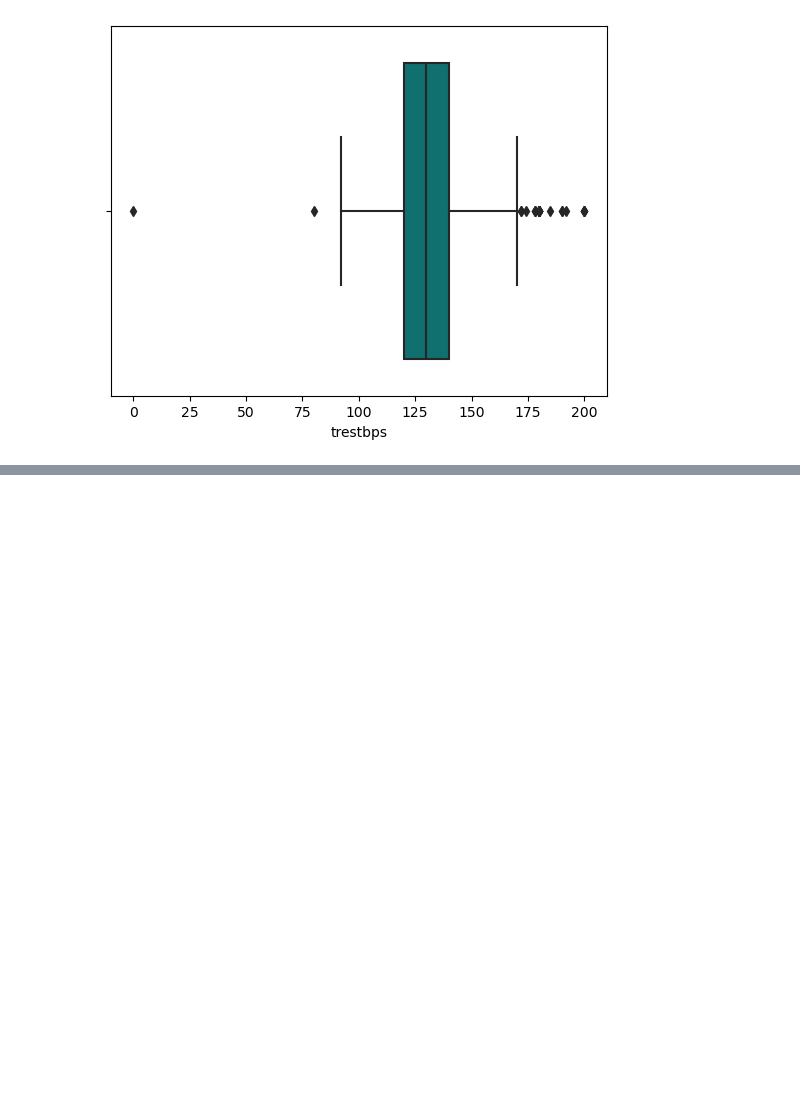
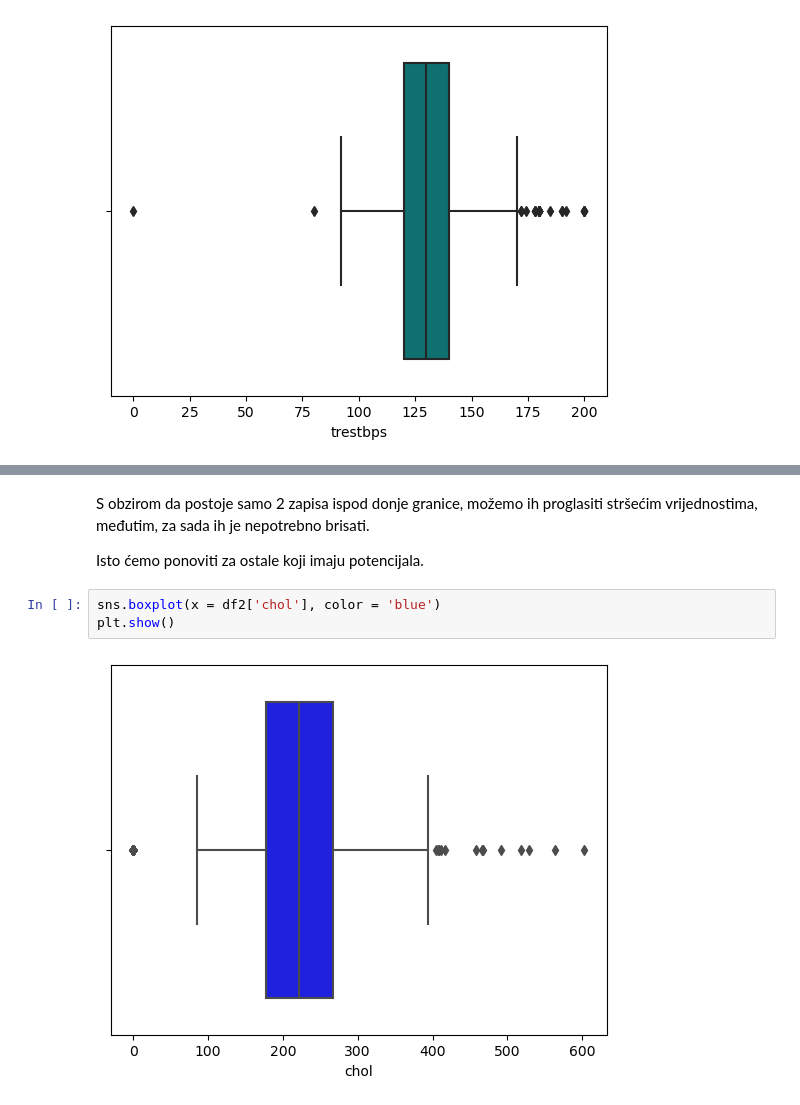
Before and after one commit to lucijaprodan/UZOP-project, a Jupyter notebook: ML_hf_analysis.ipynb, the cells around one changed output, grey strips where cells are left out. Saved outputs shown, nothing was run; the diff lists cells and outputs as text; blank space fills up the shorter version.

```diff
--- a/ML_hf_analysis.ipynb
+++ b/ML_hf_analysis.ipynb
@@ -503,0 +530,9 @@ plt.show()
+# %% [markdown]
+S obzirom da postoje samo 2 zapisa ispod donje granice, možemo ih proglasiti stršećim vrijednostima, međutim, za sada ih je nepotrebno brisati.
+
+Isto ćemo ponoviti za ostale koji imaju potencijala.
+# %%
+sns.boxplot(x = df2['chol'], color = 'blue')
+plt.show()
+# %% [output]
+[figure, added]
```
Also changed, not shown: parts of 13 cells of this notebook.
